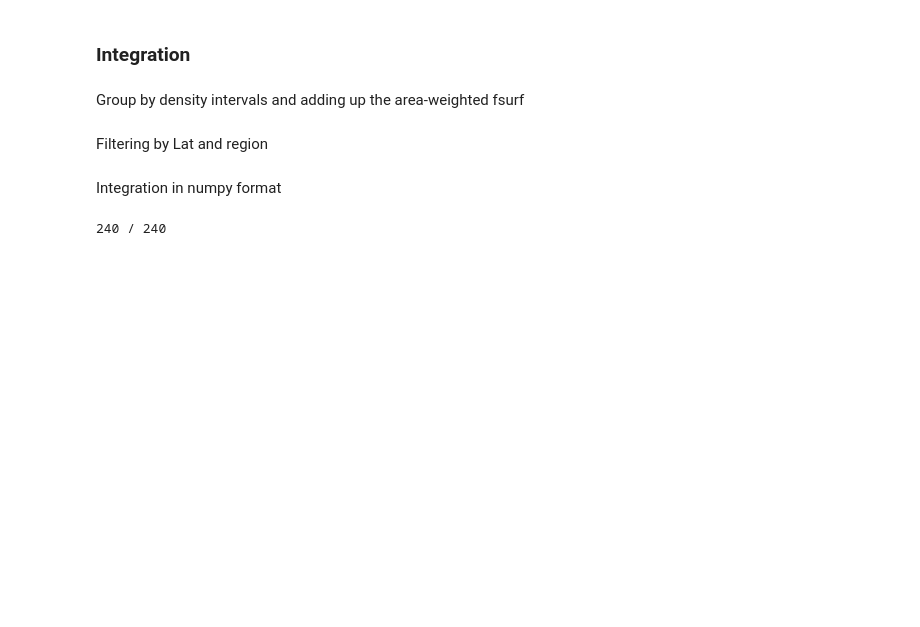
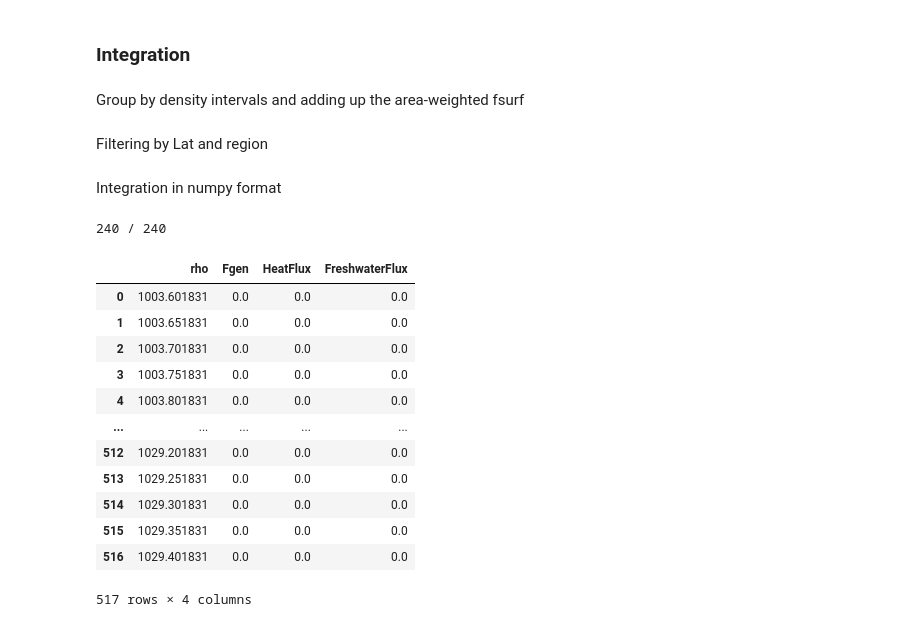
Before and after one commit to xuxingcheng/AMOC-Model-Performance-Analysis, a Jupyter notebook: scripts/Fgen_calculation_testing.ipynb, the cells around one changed output. Drawn from its saved outputs; the diff is of its cells as text; code cells hidden in the pictures; blank space fills up the shorter version.

```diff
--- a/scripts/Fgen_calculation_testing.ipynb
+++ b/scripts/Fgen_calculation_testing.ipynb
@@ -216,5 +252,21 @@ Fgen = Fgen.groupby('rho', as_index=False)['Fgen'].mean()
 # %% [output]
 240 / 240
+# %%
+Fgen
+# %% [output]
+|  | rho | Fgen | HeatFlux | FreshwaterFlux |
+| 0 | 1003.601831 | 0.0 | 0.0 | 0.0 |
+| 1 | 1003.651831 | 0.0 | 0.0 | 0.0 |
+| 2 | 1003.701831 | 0.0 | 0.0 | 0.0 |
+| 3 | 1003.751831 | 0.0 | 0.0 | 0.0 |
+| 4 | 1003.801831 | 0.0 | 0.0 | 0.0 |
+| ... | ... | ... | ... | ... |
+| 512 | 1029.201831 | 0.0 | 0.0 | 0.0 |
+| 513 | 1029.251831 | 0.0 | 0.0 | 0.0 |
+| 514 | 1029.301831 | 0.0 | 0.0 | 0.0 |
+| 515 | 1029.351831 | 0.0 | 0.0 | 0.0 |
+| 516 | 1029.401831 | 0.0 | 0.0 | 0.0 |
+517 rows × 4 columns
 # %%
 Fgen_clip = Fgen[(Fgen['rho'] >1020)]
 plt.figure(figsize=(8,5))
```
Also changed, not shown: parts of 4 cells of this notebook.
